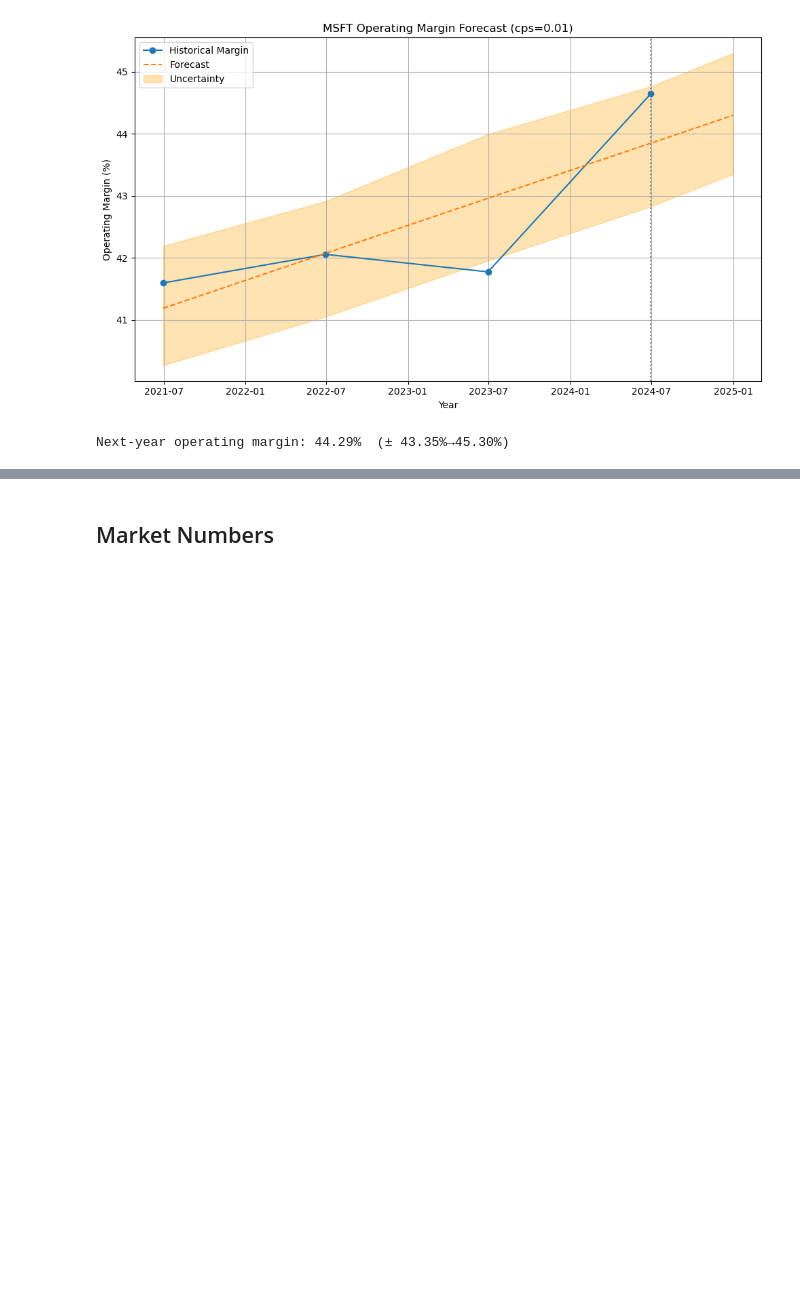
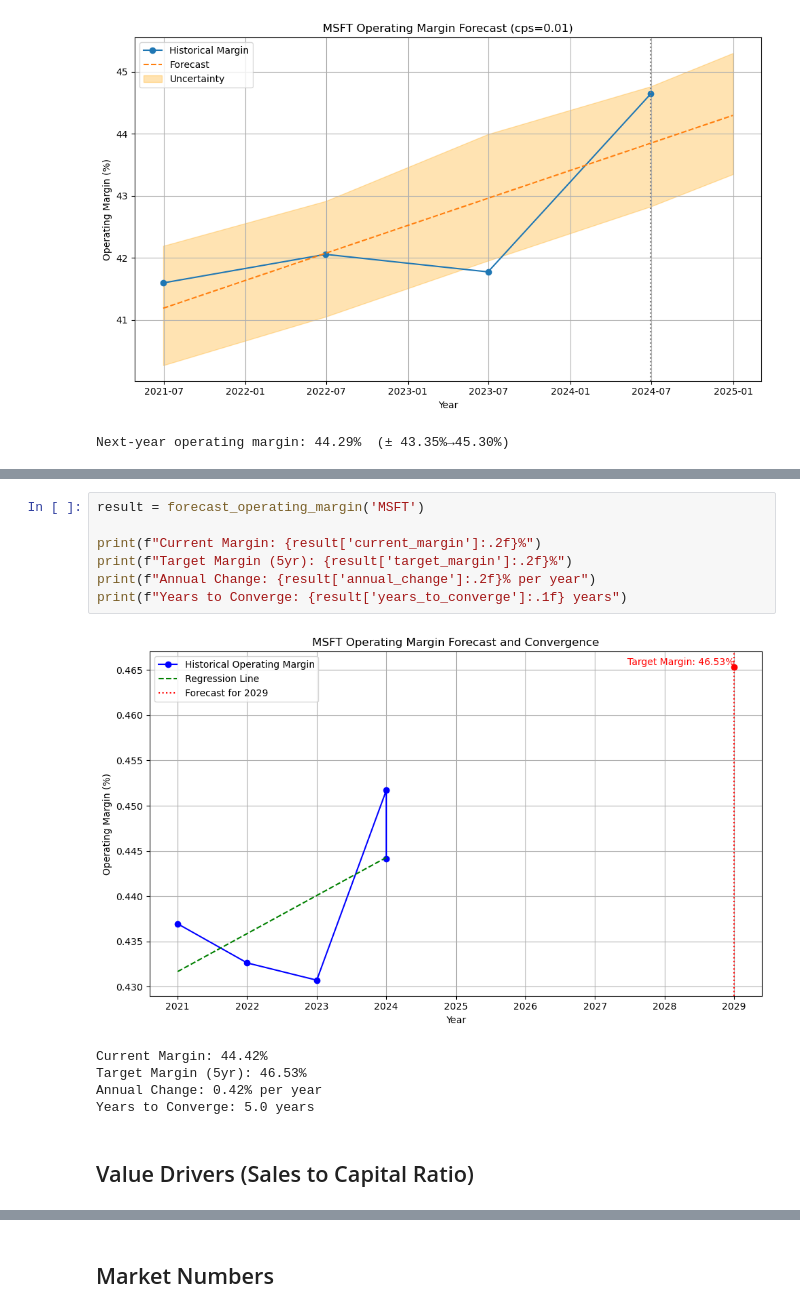
Before and after one commit to Chen-zexi/LangAlpha, a Jupyter notebook: notebooks/ginzu_interface.ipynb, the cells around one changed output, grey strips where cells are left out. Drawn from its saved outputs; the diff is of its cells as text; blank space fills up the shorter version.

```diff
--- a/notebooks/ginzu_interface.ipynb
+++ b/notebooks/ginzu_interface.ipynb
@@ -654,0 +907,15 @@ Next-year operating margin: 44.29%  (± 43.35%→45.30%)
+# %%
+result = forecast_operating_margin('MSFT')
+
+print(f"Current Margin: {result['current_margin']:.2f}%")
+print(f"Target Margin (5yr): {result['target_margin']:.2f}%")
+print(f"Annual Change: {result['annual_change']:.2f}% per year")
+print(f"Years to Converge: {result['years_to_converge']:.1f} years")
+# %% [output]
+[figure, added]
+Current Margin: 44.42%
+Target Margin (5yr): 46.53%
+Annual Change: 0.42% per year
+Years to Converge: 5.0 years
+# %% [markdown]
+## Value Drivers (Sales to Capital Ratio)
```
Also changed, not shown: parts of 11 cells of this notebook.
